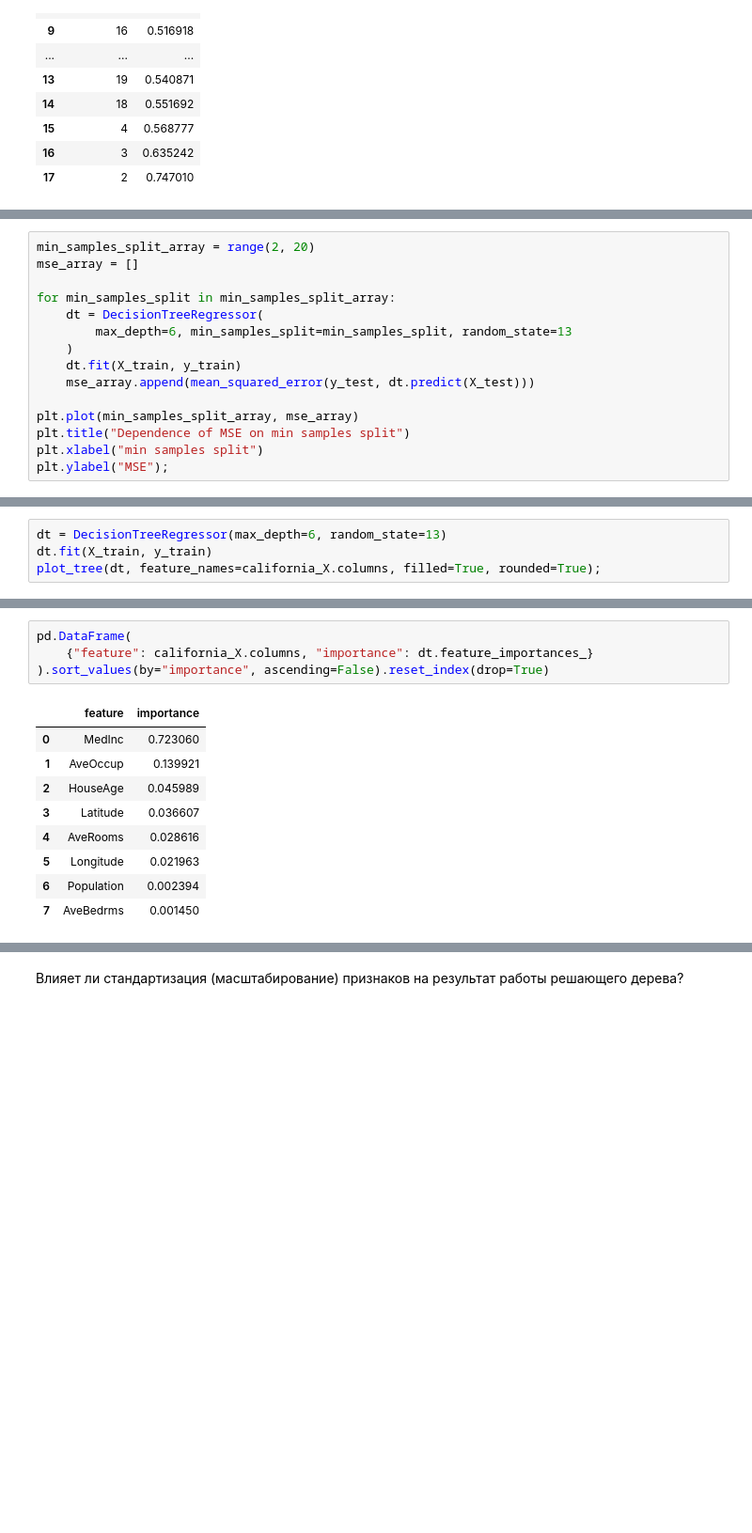
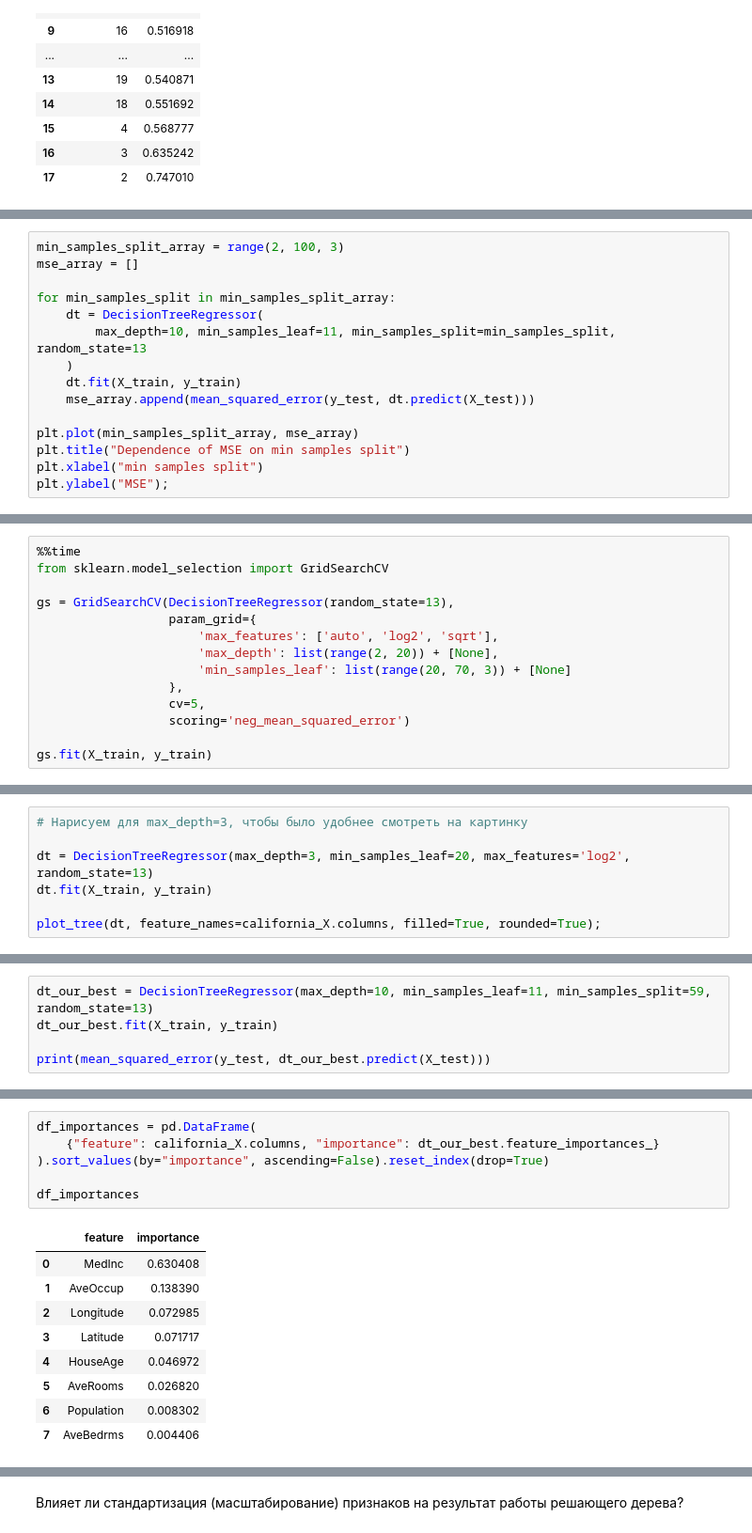
Before and after one commit to SergeyKorpachev/math-faculty-ml, a Jupyter notebook: 2026/seminars/seminar08/seminar08_trees_solution.ipynb, the cells around one changed output, grey strips where cells are left out. Shown at 94% size. Saved outputs shown, nothing was run; the diff lists cells and outputs as text; blank space fills up the shorter version.

```diff
--- a/2026/seminars/seminar08/seminar08_trees_solution.ipynb
+++ b/2026/seminars/seminar08/seminar08_trees_solution.ipynb
@@ -343,10 +419,10 @@ plt.ylabel("MSE");
 # %%
-min_samples_split_array = range(2, 20)
+min_samples_split_array = range(2, 100, 3)
 mse_array = []
 
 for min_samples_split in min_samples_split_array:
     dt = DecisionTreeRegressor(
-        max_depth=6, min_samples_split=min_samples_split, random_state=13
+        max_depth=10, min_samples_leaf=11, min_samples_split=min_samples_split, random_state=13
     )
     dt.fit(X_train, y_train)
     mse_array.append(mean_squared_error(y_test, dt.predict(X_test)))
@@ -359,0 +459,14 @@ plt.ylabel("MSE");
+# %%
+%%time
+from sklearn.model_selection import GridSearchCV
+
+gs = GridSearchCV(DecisionTreeRegressor(random_state=13),
+                  param_grid={
+                      'max_features': ['auto', 'log2', 'sqrt'],
+                      'max_depth': list(range(2, 20)) + [None],
+                      'min_samples_leaf': list(range(20, 70, 3)) + [None]
+                  },
+                  cv=5,
+                  scoring='neg_mean_squared_error')
+
+gs.fit(X_train, y_train)
@@ -360,5 +488,8 @@ plt.ylabel("MSE");
 # %%
-dt = DecisionTreeRegressor(max_depth=6, random_state=13)
+# Нарисуем для max_depth=3, чтобы было удобнее смотреть на картинку
+
+dt = DecisionTreeRegressor(max_depth=3, min_samples_leaf=20, max_features='log2', random_state=13)
 dt.fit(X_train, y_train)
+
 plot_tree(dt, feature_names=california_X.columns, filled=True, rounded=True);
 # %% [output]
@@ -369,0 +497,5 @@ mean_squared_error(y_test, dt.predict(X_test))
+# %%
+dt_our_best = DecisionTreeRegressor(max_depth=10, min_samples_leaf=11, min_samples_split=59, random_state=13)
+dt_our_best.fit(X_train, y_train)
+
+print(mean_squared_error(y_test, dt_our_best.predict(X_test)))
@@ -375,14 +516,16 @@ array([0.72305995, 0.04598873, 0.02861573, 0.00145045, 0.00239386,
 # %%
-pd.DataFrame(
-    {"feature": california_X.columns, "importance": dt.feature_importances_}
+df_importances = pd.DataFrame(
+    {"feature": california_X.columns, "importance": dt_our_best.feature_importances_}
 ).sort_values(by="importance", ascending=False).reset_index(drop=True)
+
+df_importances
 # %% [output]
 |  | feature | importance |
-| 0 | MedInc | 0.723060 |
-| 1 | AveOccup | 0.139921 |
-| 2 | HouseAge | 0.045989 |
-| 3 | Latitude | 0.036607 |
-| 4 | AveRooms | 0.028616 |
-| 5 | Longitude | 0.021963 |
-| 6 | Population | 0.002394 |
-| 7 | AveBedrms | 0.001450 |
+| 0 | MedInc | 0.630408 |
+| 1 | AveOccup | 0.138390 |
+| 2 | Longitude | 0.072985 |
+| 3 | Latitude | 0.071717 |
+| 4 | HouseAge | 0.046972 |
+| 5 | AveRooms | 0.026820 |
+| 6 | Population | 0.008302 |
+| 7 | AveBedrms | 0.004406 |
```
Also changed, not shown: parts of 26 cells of this notebook, 1 other file.
